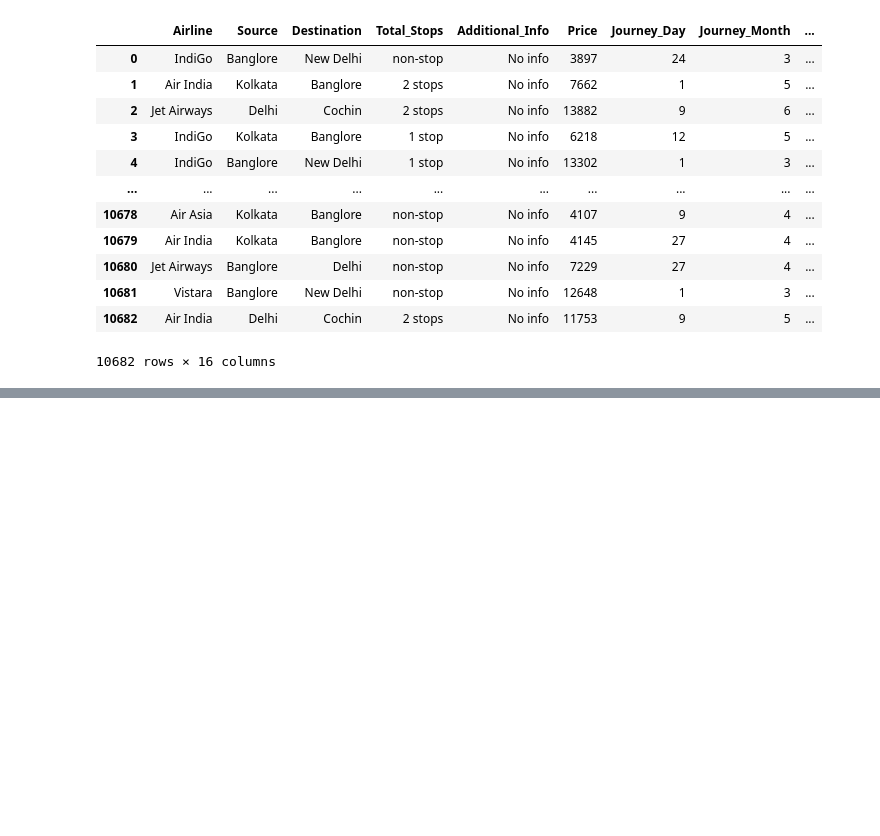
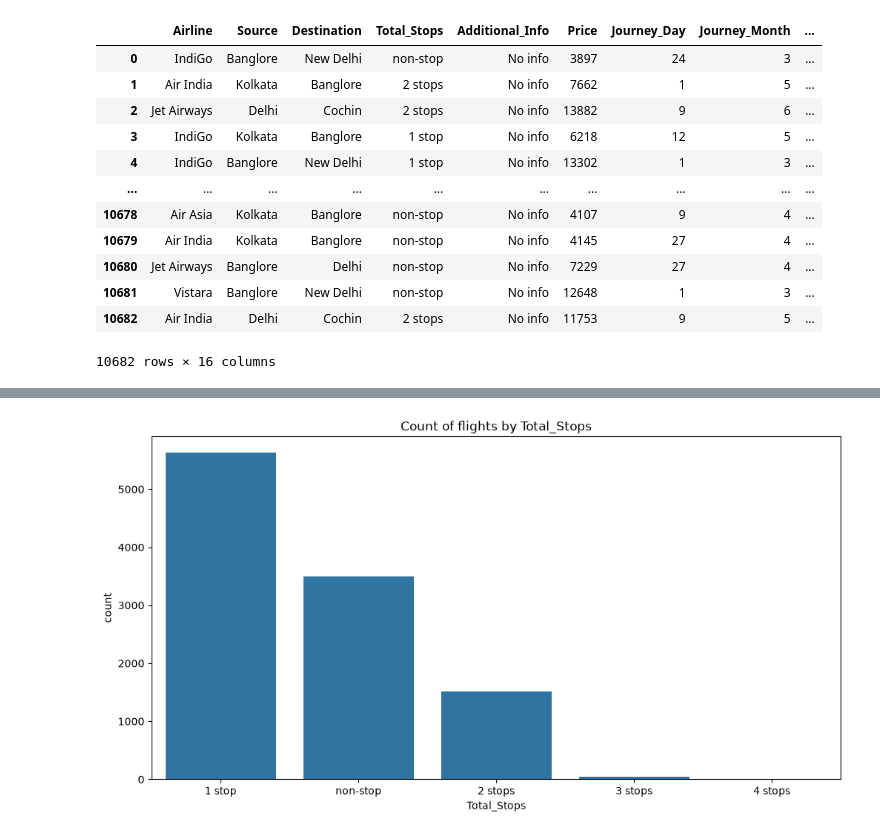
Before and after one commit to Shaurya170319/PBEL12, a Jupyter notebook: flight_price.ipynb, the cells around one changed output, grey strips where cells are left out. Saved outputs shown, nothing was run; the diff lists cells and outputs as text; code cells hidden in the pictures; blank space fills up the shorter version.

Commit message:
Completed Major Project flight_price.ipynb

```diff
--- a/flight_price.ipynb
+++ b/flight_price.ipynb
@@ -649,3 +649,7 @@ train_data
 | 10681 | Vistara | Banglore | New Delhi | non-stop | No info | 12648 | 1 | 3 | ... |
 | 10682 | Air India | Delhi | Cochin | 2 stops | No info | 11753 | 9 | 5 | ... |
 10682 rows × 16 columns
+# %%
+# Drop the 'Route' feature as it's no longer needed
+train_data.drop('Route',axis=1,inplace= True)
+test_data.drop('Route', axis=1,inplace= True)
@@ -651,0 +684,9 @@ train_data
+# %%
+#  Distribution of Toatl_Stops
+
+plt.figure(figsize=(12,6))
+sns.countplot(data=train_data,x='Total_Stops',order=train_data['Total_Stops'].value_counts().index)
+plt.title('Count of flights by Total_Stops')
+plt.show()
+# %% [output]
+[figure, added]
```
Also changed, not shown: parts of 78 cells of this notebook, 6 other files.
